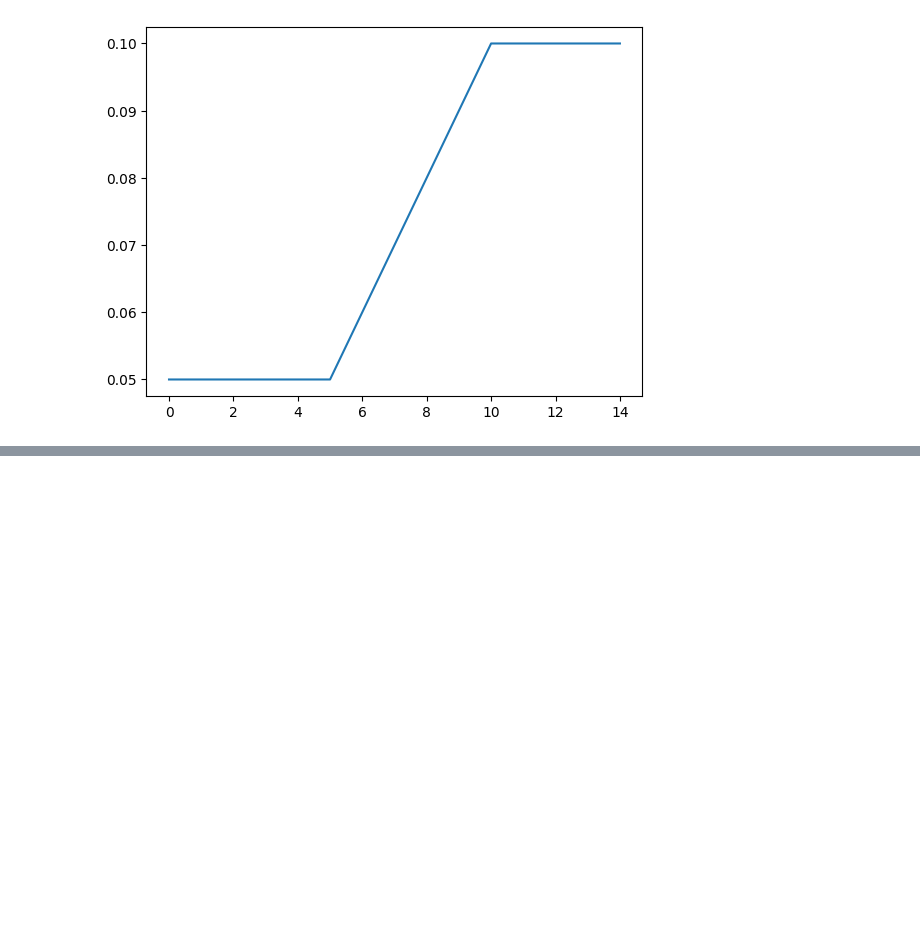
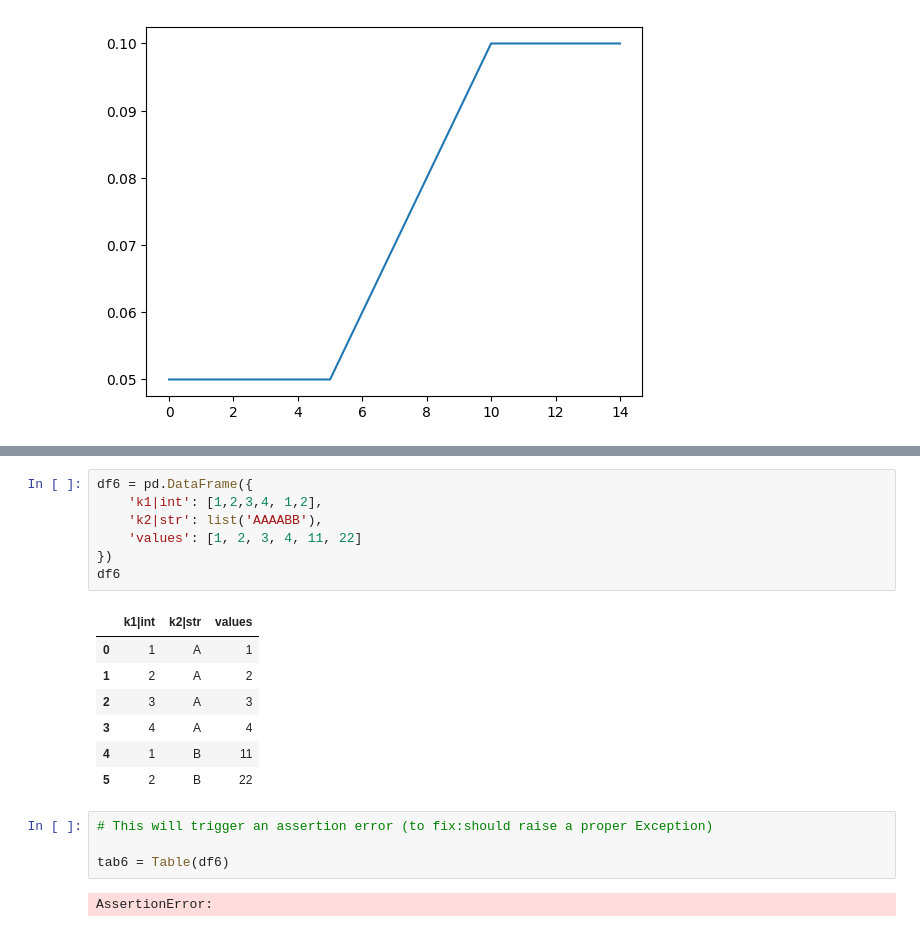
Before and after one commit to lewisfogden/heavylight, a Jupyter notebook: examples/notebook/table_documentation.ipynb, the cells around one changed output, grey strips where cells are left out. Saved outputs shown, nothing was run; the diff lists cells and outputs as text; blank space fills up the shorter version.

```diff
--- a/examples/notebook/table_docs.ipynb
+++ b/examples/notebook/table_documentation.ipynb
@@ -190,0 +237,21 @@ sns.lineplot(x=x4s, y=tab4[x4s], markers=True)
+# %%
+df6 = pd.DataFrame({
+    'k1|int': [1,2,3,4, 1,2],
+    'k2|str': list('AAAABB'),
+    'values': [1, 2, 3, 4, 11, 22]
+})
+df6
+# %% [output]
+|  | k1|int | k2|str | values |
+| 0 | 1 | A | 1 |
+| 1 | 2 | A | 2 |
+| 2 | 3 | A | 3 |
+| 3 | 4 | A | 4 |
+| 4 | 1 | B | 11 |
+| 5 | 2 | B | 22 |
+# %%
+# This will trigger an assertion error (to fix:should raise a proper Exception)
+
+tab6 = Table(df6)
+# %% [output]
+AssertionError:
```
Also changed, not shown: parts of 12 cells of this notebook, 1 other file.
